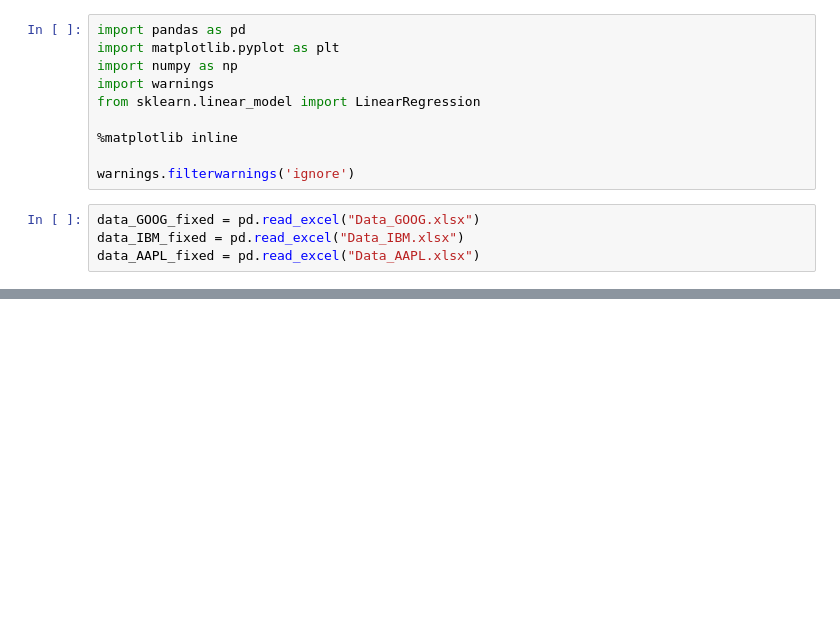
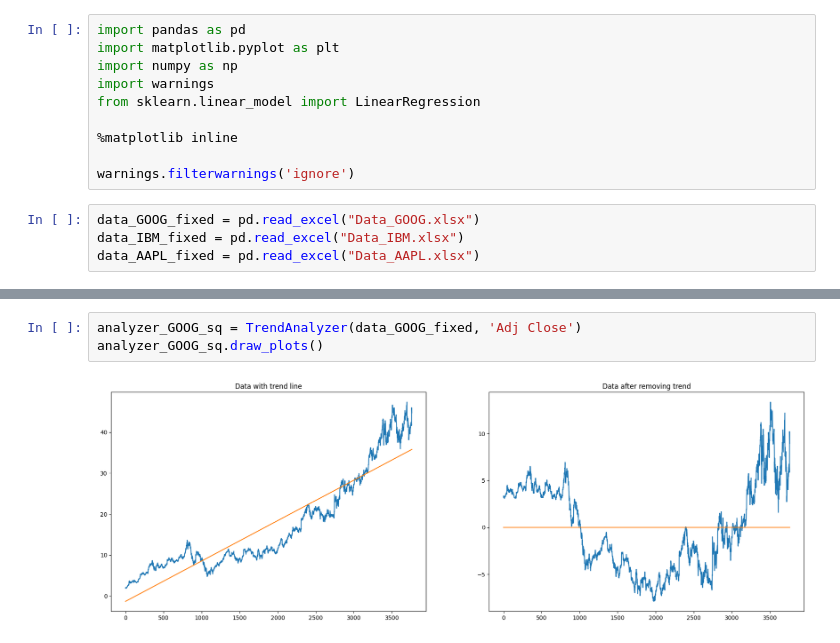
Before and after one commit to AlexSidDev/Diplom, a Jupyter notebook: trend_analysis.ipynb, the cells around one changed output, grey strips where cells are left out. Drawn from its saved outputs; the diff is of its cells as text; blank space fills up the shorter version.

```diff
--- a/trend_analysis.ipynb
+++ b/trend_analysis.ipynb
@@ -34,0 +63,5 @@ class TrendAnalyzer():
+# %%
+analyzer_GOOG_sq = TrendAnalyzer(data_GOOG_fixed, 'Adj Close')
+analyzer_GOOG_sq.draw_plots()
+# %% [output]
+[figure, added]
```
Also changed, not shown: parts of 12 cells of this notebook.
